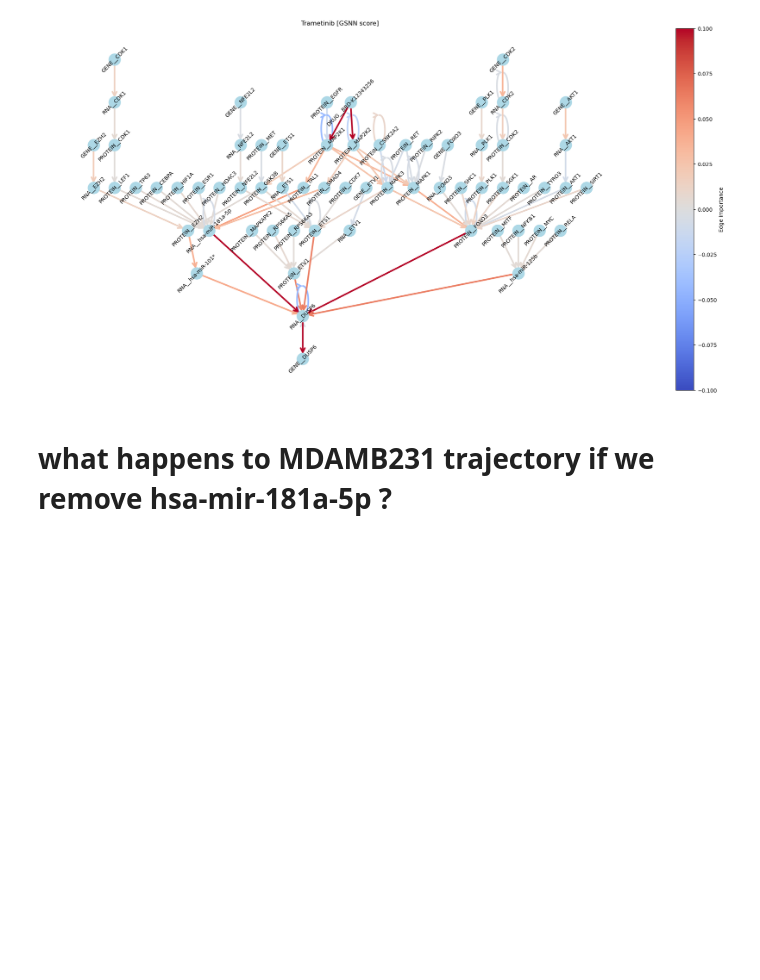
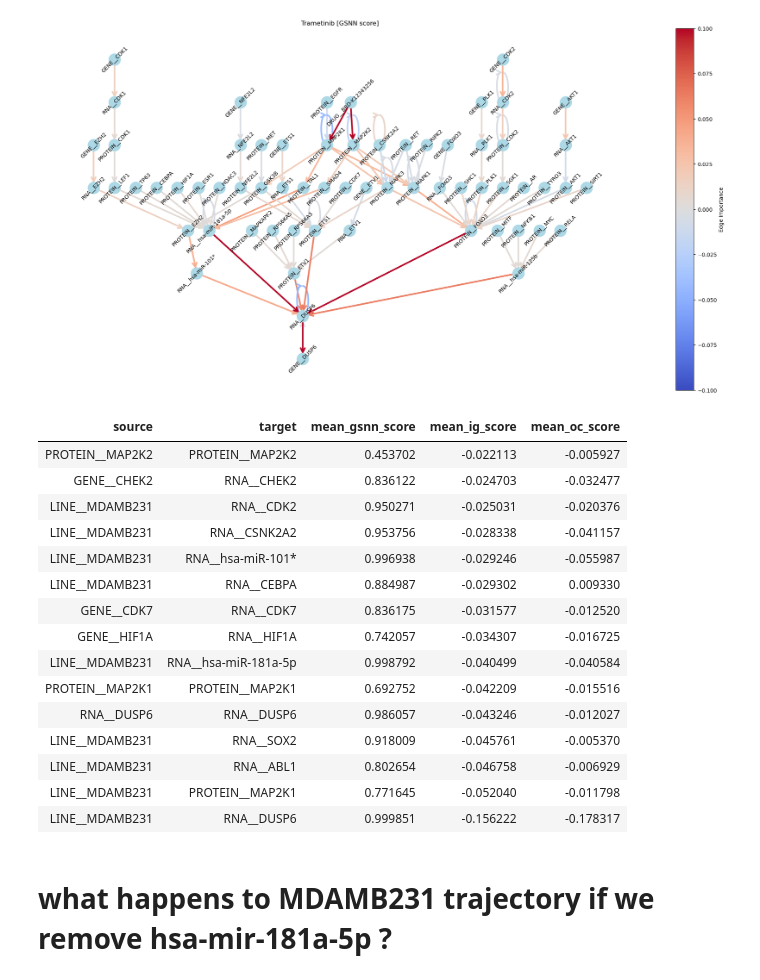
Before and after one commit to nathanieljevans/lincs-gsnn, a Jupyter notebook: notebooks/05d_EXPLAIN__Trametinib_MAPK.ipynb, the cells around one changed output. Drawn from its saved outputs; the diff is of its cells as text; code cells hidden in the pictures; blank space fills up the shorter version.

```diff
--- a/notebooks/05d_EXPLAIN__Trametinib_MAPK.ipynb
+++ b/notebooks/05d_EXPLAIN__Trametinib_MAPK.ipynb
@@ -212,6 +212,25 @@ plot_edge_importance(ccres,
                      title=f'Trametinib [GSNN score]')
 # %% [output]
 [figure]
+# %%
+cres_agg.reset_index().sort_values(by='mean_ig_score', ascending=False).tail(15)[['source', 'target', 'mean_gsnn_score', 'mean_ig_score', 'mean_oc_score']].style.hide()
+# %% [output]
+| source | target | mean_gsnn_score | mean_ig_score | mean_oc_score |
+| PROTEIN__MAP2K2 | PROTEIN__MAP2K2 | 0.453702 | -0.022113 | -0.005927 |
+| GENE__CHEK2 | RNA__CHEK2 | 0.836122 | -0.024703 | -0.032477 |
+| LINE__MDAMB231 | RNA__CDK2 | 0.950271 | -0.025031 | -0.020376 |
+| LINE__MDAMB231 | RNA__CSNK2A2 | 0.953756 | -0.028338 | -0.041157 |
+| LINE__MDAMB231 | RNA__hsa-miR-101* | 0.996938 | -0.029246 | -0.055987 |
+| LINE__MDAMB231 | RNA__CEBPA | 0.884987 | -0.029302 | 0.009330 |
+| GENE__CDK7 | RNA__CDK7 | 0.836175 | -0.031577 | -0.012520 |
+| GENE__HIF1A | RNA__HIF1A | 0.742057 | -0.034307 | -0.016725 |
+| LINE__MDAMB231 | RNA__hsa-miR-181a-5p | 0.998792 | -0.040499 | -0.040584 |
+| PROTEIN__MAP2K1 | PROTEIN__MAP2K1 | 0.692752 | -0.042209 | -0.015516 |
+| RNA__DUSP6 | RNA__DUSP6 | 0.986057 | -0.043246 | -0.012027 |
+| LINE__MDAMB231 | RNA__SOX2 | 0.918009 | -0.045761 | -0.005370 |
+| LINE__MDAMB231 | RNA__ABL1 | 0.802654 | -0.046758 | -0.006929 |
+| LINE__MDAMB231 | PROTEIN__MAP2K1 | 0.771645 | -0.052040 | -0.011798 |
+| LINE__MDAMB231 | RNA__DUSP6 | 0.999851 | -0.156222 | -0.178317 |
 # %% [markdown]
 # what happens to MDAMB231 trajectory if we remove hsa-mir-181a-5p ?
 # %%
```
Also changed, not shown: parts of 1 cell of this notebook, 1 other file.
